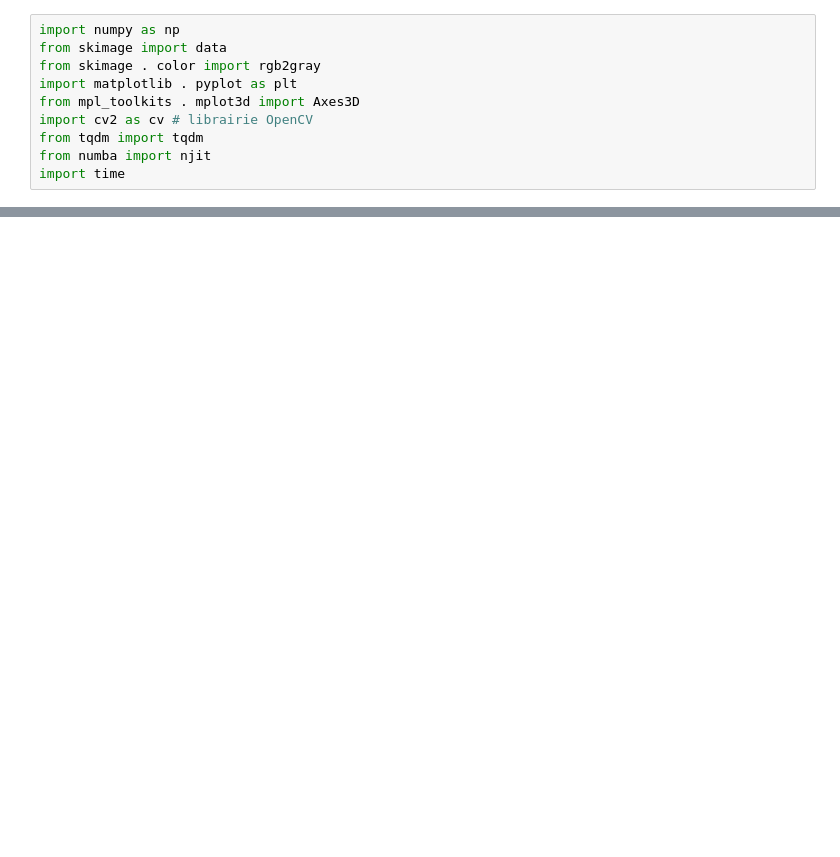
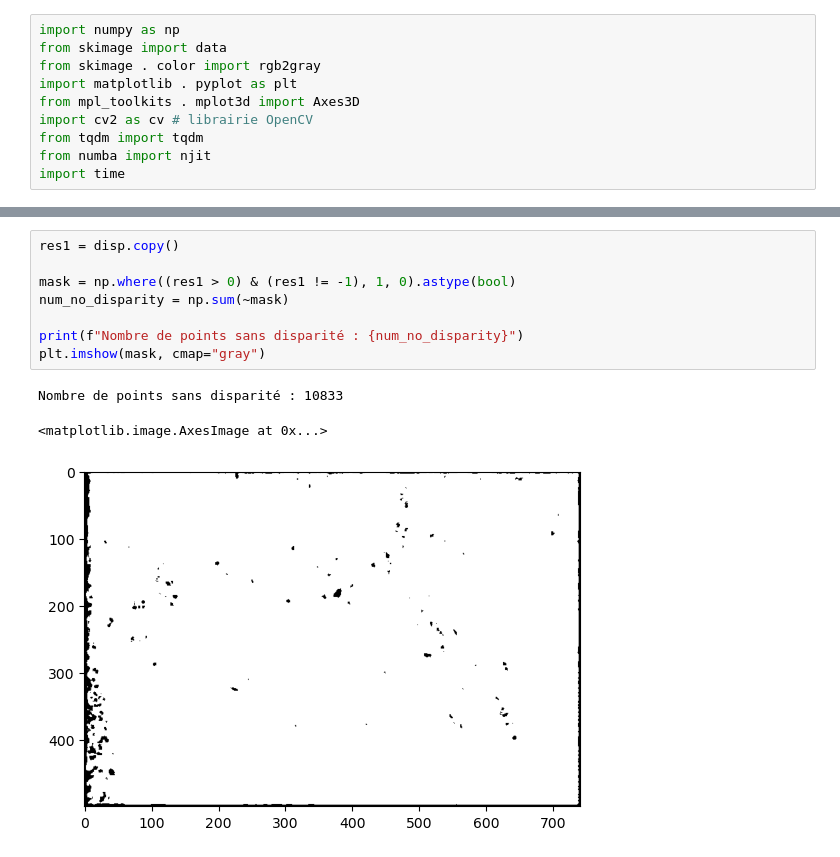
Before and after one commit to RomainFrog/StereoMatching, a Jupyter notebook: blockmatching.ipynb, the cells around one changed output, grey strips where cells are left out. Drawn from its saved outputs; the diff is of its cells as text; blank space fills up the shorter version.

```diff
--- a/blockmatching.ipynb
+++ b/blockmatching.ipynb
@@ -77,0 +110,12 @@ Execution time: 1.3119266033172607 seconds
+# %%
+res1 = disp.copy()
+
+mask = np.where((res1 > 0) & (res1 != -1), 1, 0).astype(bool)
+num_no_disparity = np.sum(~mask)
+
+print(f"Nombre de points sans disparité : {num_no_disparity}")
+plt.imshow(mask, cmap="gray")
+# %% [output]
+Nombre de points sans disparité : 10833
+<matplotlib.image.AxesImage at 0x...>
+[figure, added]
```
Also changed, not shown: parts of 11 cells of this notebook.
